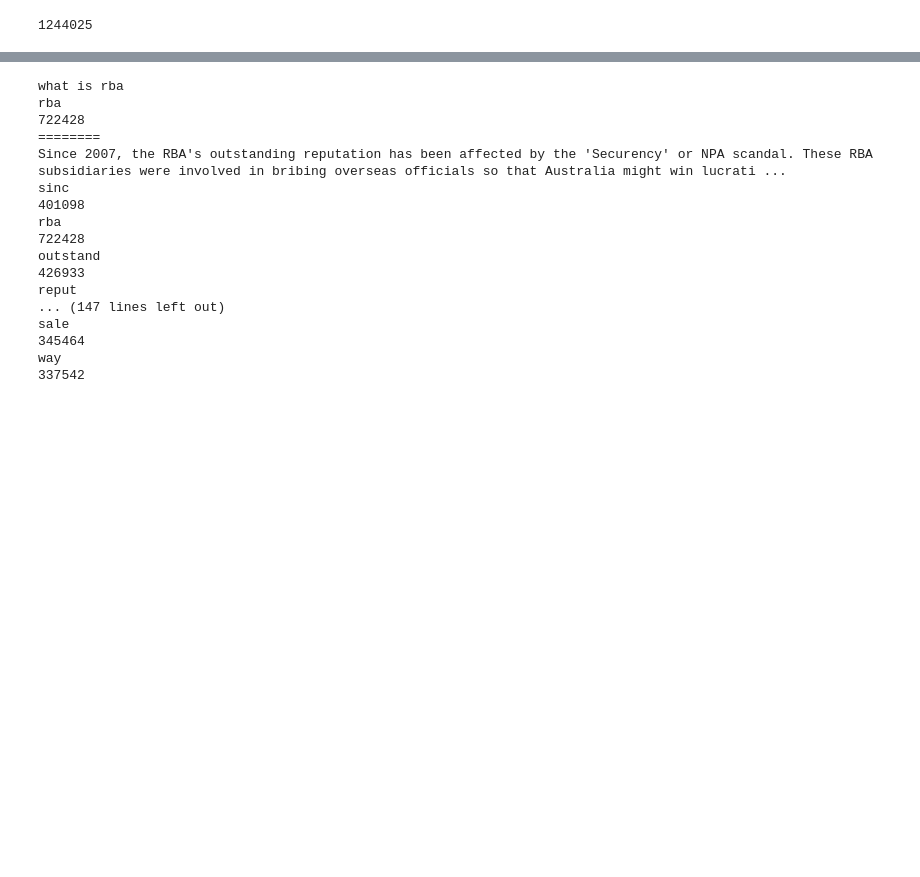
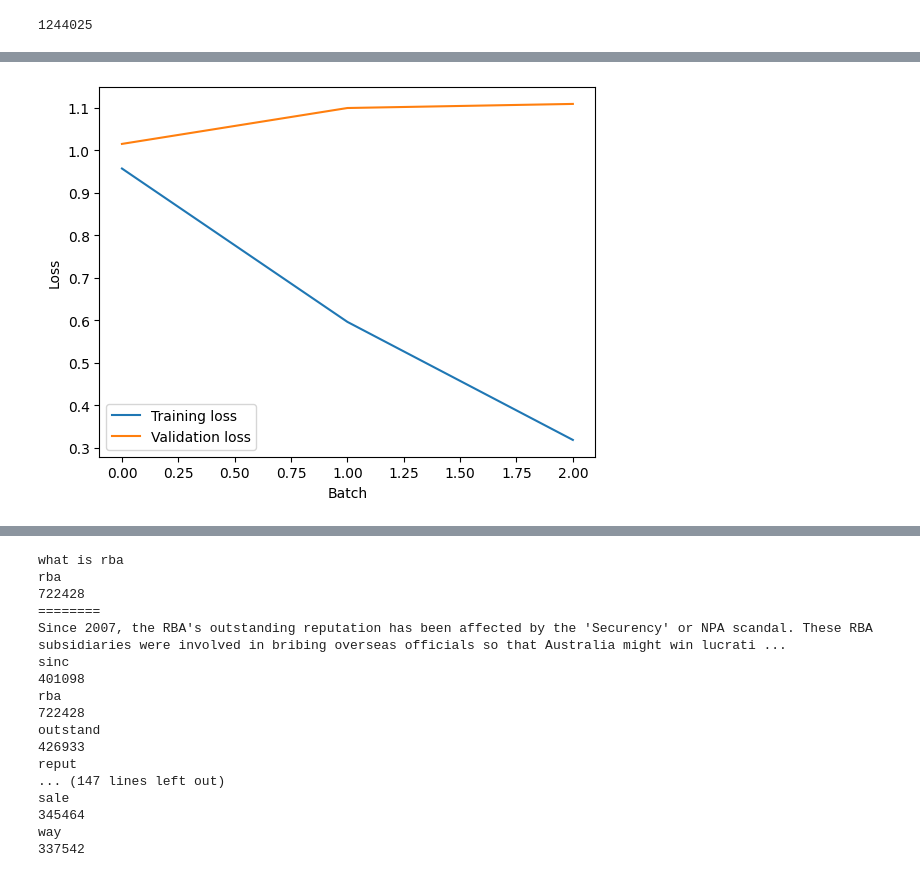
Before and after one commit to drmaniak/two-tower-search, a Jupyter notebook: eda/network_architecture.ipynb, the cells around one changed output, grey strips where cells are left out. Drawn from its saved outputs; the diff is of its cells as text; code cells hidden in the pictures; blank space fills up the shorter version.

```diff
--- a/eda/network_architecture.ipynb
+++ b/eda/network_architecture.ipynb
@@ -111,10 +115,10 @@ class DocTower(nn.Module):
         return self.fc(last_hidden)
 # %%
 class TwoTowerModel(nn.Module):
-    def __init__(self, query_sequence_length, doc_sequence_length, output_dim, embed_dim, lstm_hidden_dim):
+    def __init__(self, output_dim, embed_dim, lstm_hidden_dim_query, lstm_hidden_dim_doc):
         super(TwoTowerModel, self).__init__()
-        self.query_tower = DocTower(embed_dim, query_sequence_length, lstm_hidden_dim, output_dim)
-        self.doc_tower = DocTower(embed_dim, doc_sequence_length, lstm_hidden_dim, output_dim)
+        self.query_tower = DocTower(embed_dim, lstm_hidden_dim_query, output_dim)
+        self.doc_tower = DocTower(embed_dim, lstm_hidden_dim_doc, output_dim)
 
     def forward(self, query, doc_positive, doc_negative):
         """
@@ -154,0 +163,14 @@ from utils import tokenize
+# %%
+df_val = pd.DataFrame(val)
+df_train = pd.DataFrame(train)
+df_tot = pd.concat([df_val, df_train])
+queries = df_tot['query'].unique()
+train_q, val_q = train_test_split(queries, test_size=0.2, random_state=42)
+
+train = df_tot[df_tot['query'].isin(train_q)]
+val = df_tot[df_tot['query'].isin(val_q)]
+
+train = train[['query', 'positive', 'negative']]
+val = val[['query', 'positive', 'negative']]
+train = train.to_dict('records')
+val = val.to_dict('records')
@@ -230,8 +258,8 @@ class QueryDataset(Dataset):
 
 
 # Wrap in dataset and dataloader
-train_dataset = QueryDataset(train[:320], SENT_LEN, CONTEXT_LEN)
-train_loader = DataLoader(train_dataset, batch_size=32, shuffle=True, collate_fn=QueryDataset.collate_fn)
+train_dataset = QueryDataset(train[:len(train)//100], SENT_LEN, CONTEXT_LEN)
+train_loader = DataLoader(train_dataset, batch_size=64, shuffle=True, collate_fn=QueryDataset.collate_fn)
 
-val_dataset = QueryDataset(val[:320], SENT_LEN, CONTEXT_LEN)
-val_loader = DataLoader(val_dataset, batch_size=32, shuffle=False, collate_fn=QueryDataset.collate_fn)
+val_dataset = QueryDataset(val[:len(val)//100], SENT_LEN, CONTEXT_LEN)
+val_loader = DataLoader(val_dataset, batch_size=64, shuffle=False, collate_fn=QueryDataset.collate_fn)
@@ -357,0 +380,7 @@ Triplet loss: 0.9965289235115051
+# %%
+for i in val_loader:
+    keep_one = i
+    print(i)
+    print(i[0].shape)
+    print(i[1].shape)
+    break
@@ -437,0 +489,10 @@ Validation loss: 2.2389997243881226
+# %%
+import matplotlib.pyplot as plt
+plt.plot(train_losses, label='Training loss')
+plt.plot(valid_losses, label='Validation loss')
+plt.xlabel('Batch')
+plt.ylabel('Loss')
+plt.legend(['Training loss', 'Validation loss'])
+plt.show()
+# %% [output]
+[figure, added]
```
Also changed, not shown: parts of 22 cells of this notebook, 3 other files.
